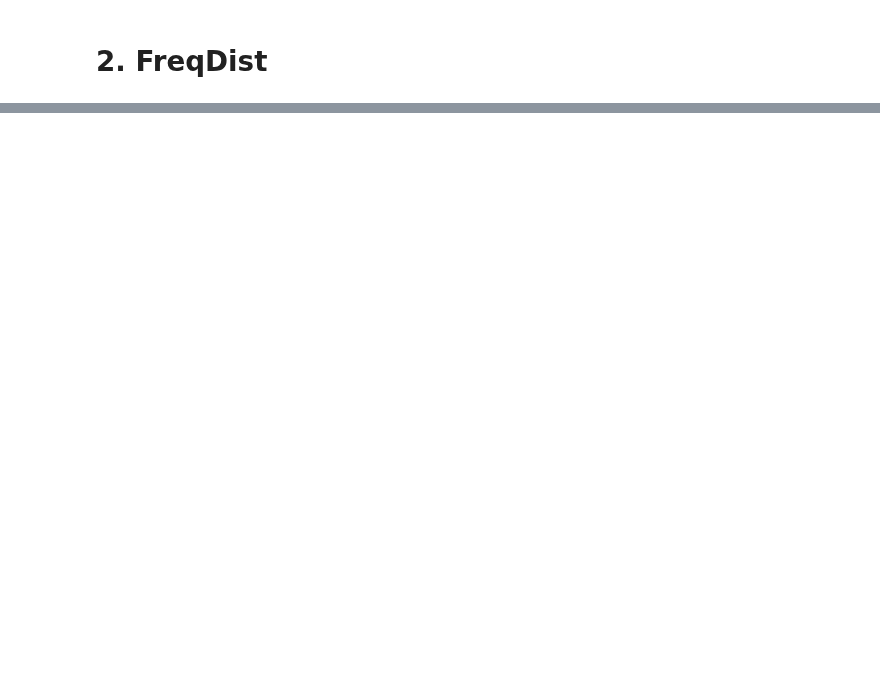
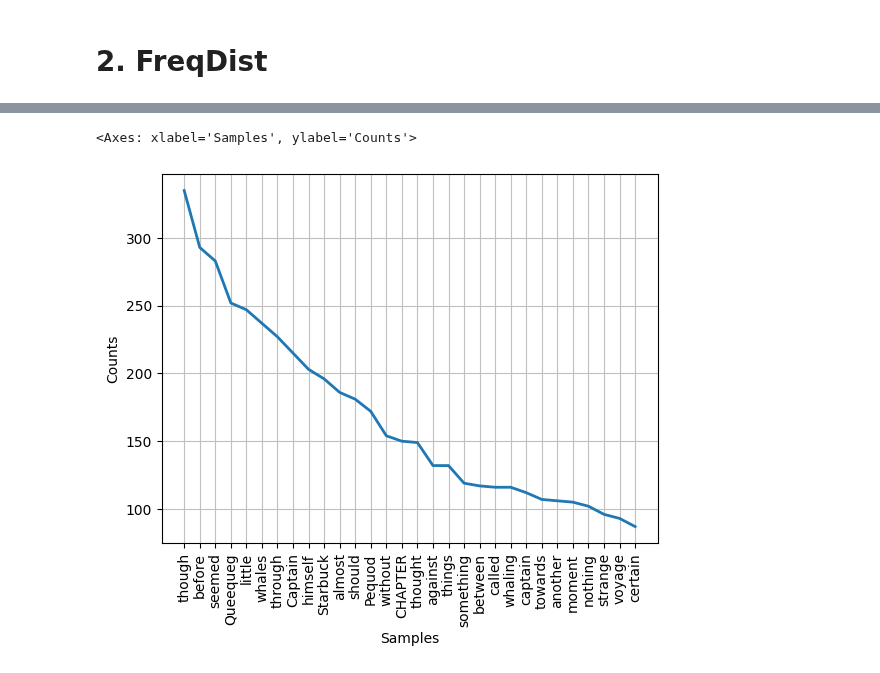
Before and after one commit to DeisyData/BIT_IA_Bootcamp, a Jupyter notebook: S10_C4_NLP_BasicStatistics.ipynb, the cells around one changed output, grey strips where cells are left out. Cells and saved outputs as stored; diff of their text form; code cells hidden in the pictures; blank space fills up the shorter version.

```diff
--- a/S10_C4_NLP_BasicStatistics.ipynb
+++ b/S10_C4_NLP_BasicStatistics.ipynb
@@ -16,0 +159,11 @@ import numpy as np
+# %%
+# filtrar las distribucion
+# len(word)>5 porque la mayoría de los conetorese en inglés tiene hasta 4 caracteres: his, that, this, not.....
+long_words = [ word for word in book if len(word)>5 ]
+# %%
+fdist = FreqDist(long_words)
+fdist.most_common(10)
+fdist.plot(30, cumulative=False)
+# %% [output]
+<Axes: xlabel='Samples', ylabel='Counts'>
+[figure, added]
```
Also changed, not shown: parts of 41 cells of this notebook.
